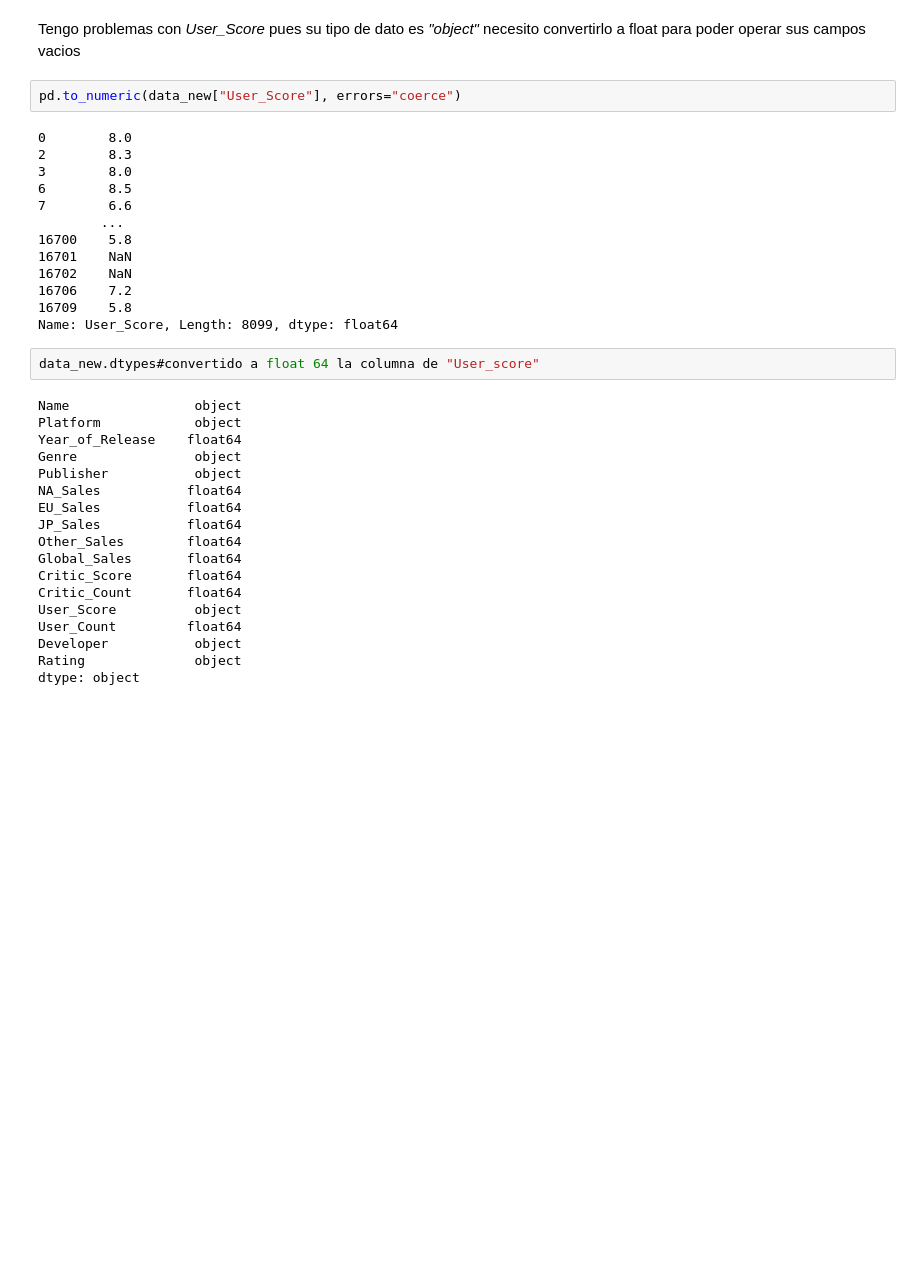
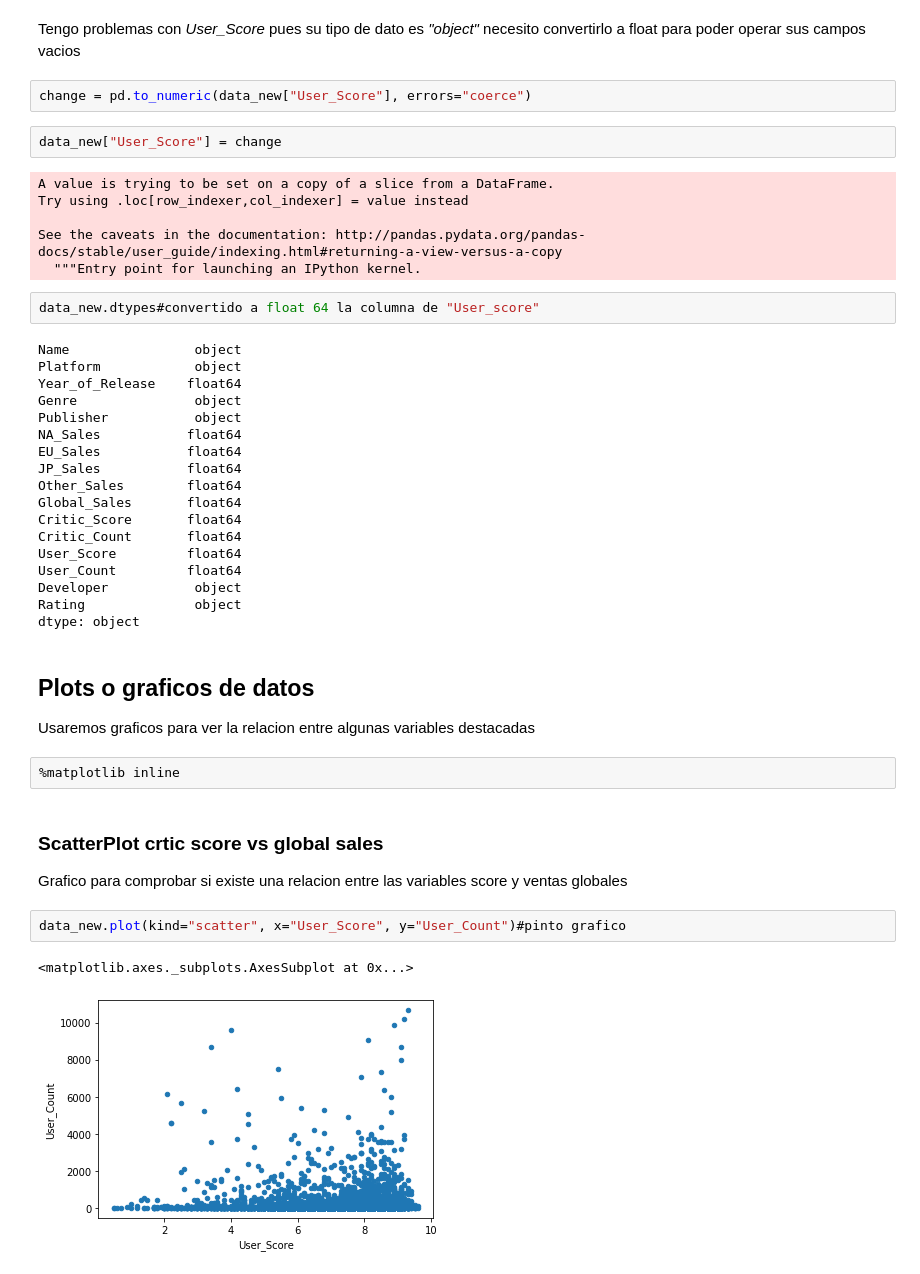
Before and after one commit to luisbenitez02/MachineLearningExamples, a Jupyter notebook: notebooks/01-SimpleLinearRegression.ipynb, the cells around one changed output. Drawn from its saved outputs; the diff is of its cells as text; blank space fills up the shorter version.

```diff
--- a/notebooks/01-SimpleLinearRegression.ipynb
+++ b/notebooks/01-SimpleLinearRegression.ipynb
@@ -116,20 +117,15 @@ dtype: object
 # %% [markdown]
 Tengo problemas con _User_Score_ pues su tipo de dato es _"object"_ necesito convertirlo a float para poder operar sus campos vacios
 # %%
-pd.to_numeric(data_new["User_Score"], errors="coerce")
+change = pd.to_numeric(data_new["User_Score"], errors="coerce")
-# %% [output]
-0        8.0
-2        8.3
-3        8.0
-6        8.5
-7        6.6
-        ...
-16700    5.8
-16701    NaN
-16702    NaN
-16706    7.2
-16709    5.8
-Name: User_Score, Length: 8099, dtype: float64
+# %%
+data_new["User_Score"] = change
+# %% [output]
+A value is trying to be set on a copy of a slice from a DataFrame.
+Try using .loc[row_indexer,col_indexer] = value instead
+
+See the caveats in the documentation: http://pandas.pydata.org/pandas-docs/stable/user_guide/indexing.html#returning-a-view-versus-a-copy
+  """Entry point for launching an IPython kernel.
 # %%
 data_new.dtypes#convertido a float 64 la columna de "User_score"
 # %% [output]
@@ -145,8 +141,21 @@ Other_Sales        float64
 Global_Sales       float64
 Critic_Score       float64
 Critic_Count       float64
-User_Score          object
+User_Score         float64
 User_Count         float64
 Developer           object
 Rating              object
 dtype: object
+# %% [markdown]
+## Plots o graficos de datos
+Usaremos graficos para ver la relacion entre algunas variables destacadas
+# %%
+%matplotlib inline
+# %% [markdown]
+### ScatterPlot crtic score vs global sales
+Grafico para comprobar si existe una relacion entre las variables score y ventas globales
+# %%
+data_new.plot(kind="scatter", x="User_Score", y="User_Count")#pinto grafico
+# %% [output]
+<matplotlib.axes._subplots.AxesSubplot at 0x...>
+[figure, added]
```
Also changed, not shown: parts of 2 cells of this notebook, 2 other files.
